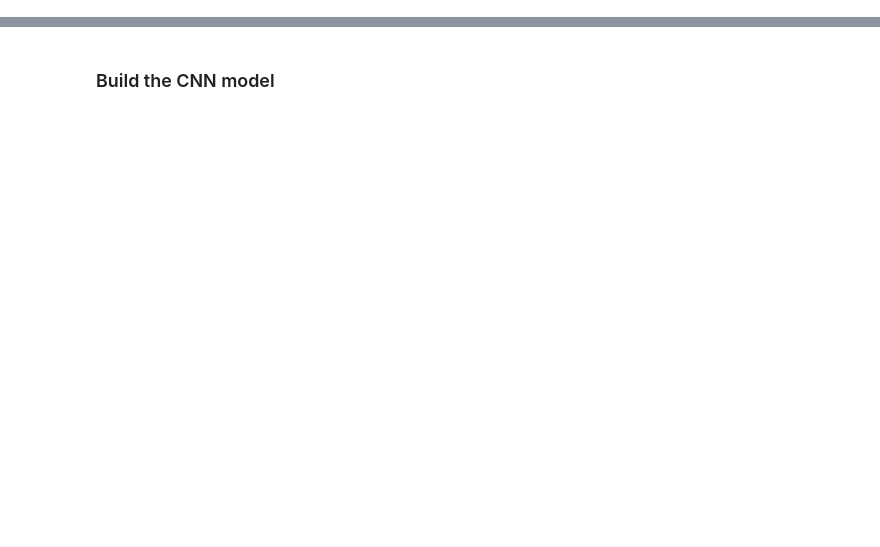
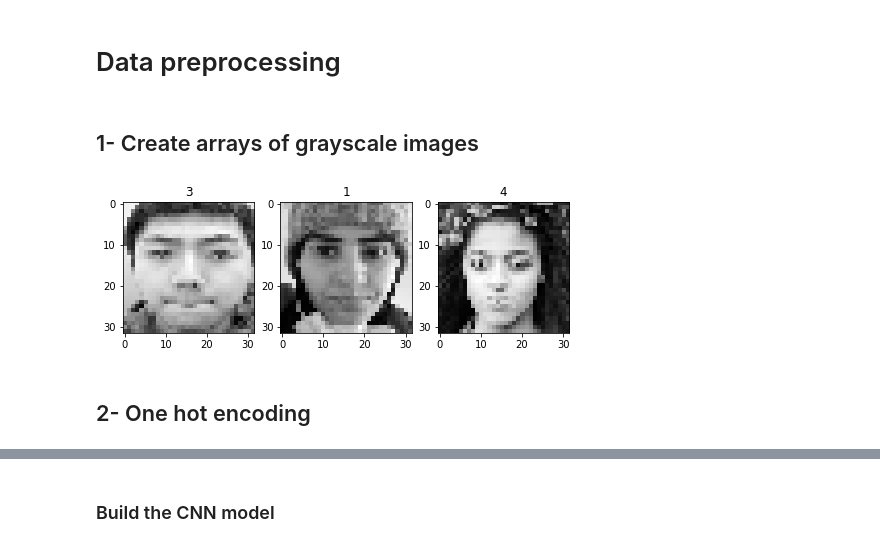
Before and after one commit to mohammedAljadd/smart-glasses, a Jupyter notebook: Model training/face identification/CNN model.ipynb, the cells around one changed output, grey strips where cells are left out. Saved outputs shown, nothing was run; the diff lists cells and outputs as text; code cells hidden in the pictures; blank space fills up the shorter version.

Commit message:
train valid test

```diff
--- a/Model training/face identification/CNN model.ipynb
+++ b/Model training/face identification/CNN model.ipynb
@@ -172,23 +0,0 @@ def show(img1, img2, index):
-# %%
-# Try changing it:
-l = 20
-
-j = 1
-index = 0
-data_aug = []
-for img in X_train:
-    print(f"Image number {j} out of {(l+1)*len(X_train)}", end='\r')
-    img_expanded = np.expand_dims(img,0)
-    aug_iter = gen.flow(img_expanded)
-    aug_images = [next(aug_iter)[0].astype(np.uint8) for i in range(l)]
-    j += 1
-    for image in aug_images:
-        s = image
-        image = cv2.resize(image, (IMG_SIZE, IMG_SIZE))
-        image = image.reshape(IMG_SIZE, IMG_SIZE, 1)
-        data_aug.append([image, y_train[index]])
-        # Show original image and the new created image. This is just to see is things are going well.
-        # Uncomment the following line of code if you want.
-        # show(img, image, y_train[index])
-        j += 1
-    index += 1
@@ -250,0 +103,4 @@ y_test = pickle.load(pickle_in)
+# %% [markdown]
+# Data preprocessing
+# %% [markdown]
+## 1- Create arrays of grayscale images
@@ -250,0 +177,22 @@ y_test = pickle.load(pickle_in)
+# %%
+# Let's plot one image from each set
+
+w = 10
+h = 10
+fig = plt.figure(figsize=(8, 8))
+columns = 3
+rows = 1
+fig.add_subplot(rows, columns, 1)
+plt.imshow(X_train[0], cmap="gray")
+plt.title(y_train[0])
+fig.add_subplot(rows, columns, 2)
+plt.imshow(X_valid[0], cmap="gray")
+plt.title(y_valid[0])
+fig.add_subplot(rows, columns, 3)
+plt.imshow(X_test[0], cmap="gray")
+plt.title(y_test[0])
+plt.show()
+# %% [output]
+[figure, added]
+# %% [markdown]
+## 2- One hot encoding
```
Also changed, not shown: parts of 69 cells of this notebook.
